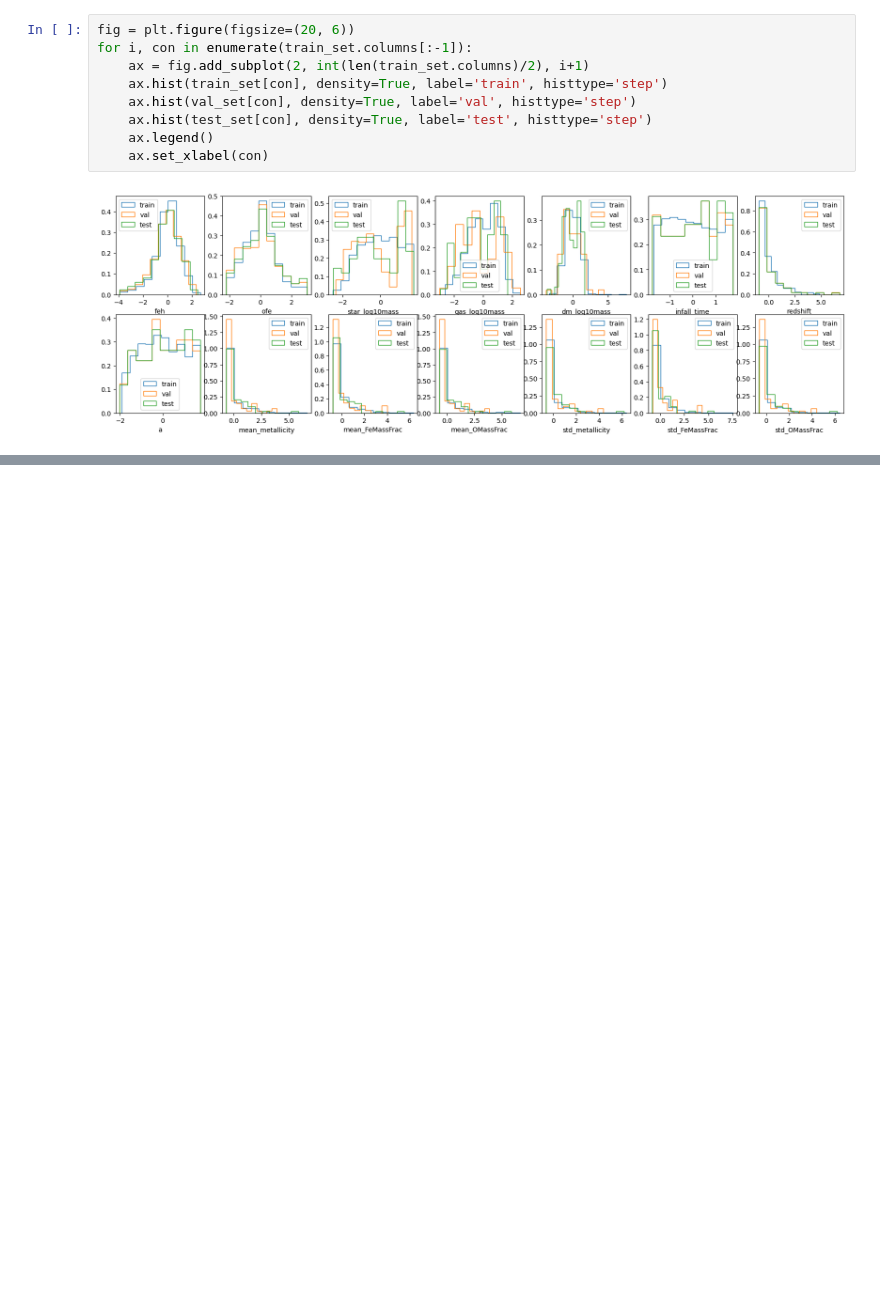
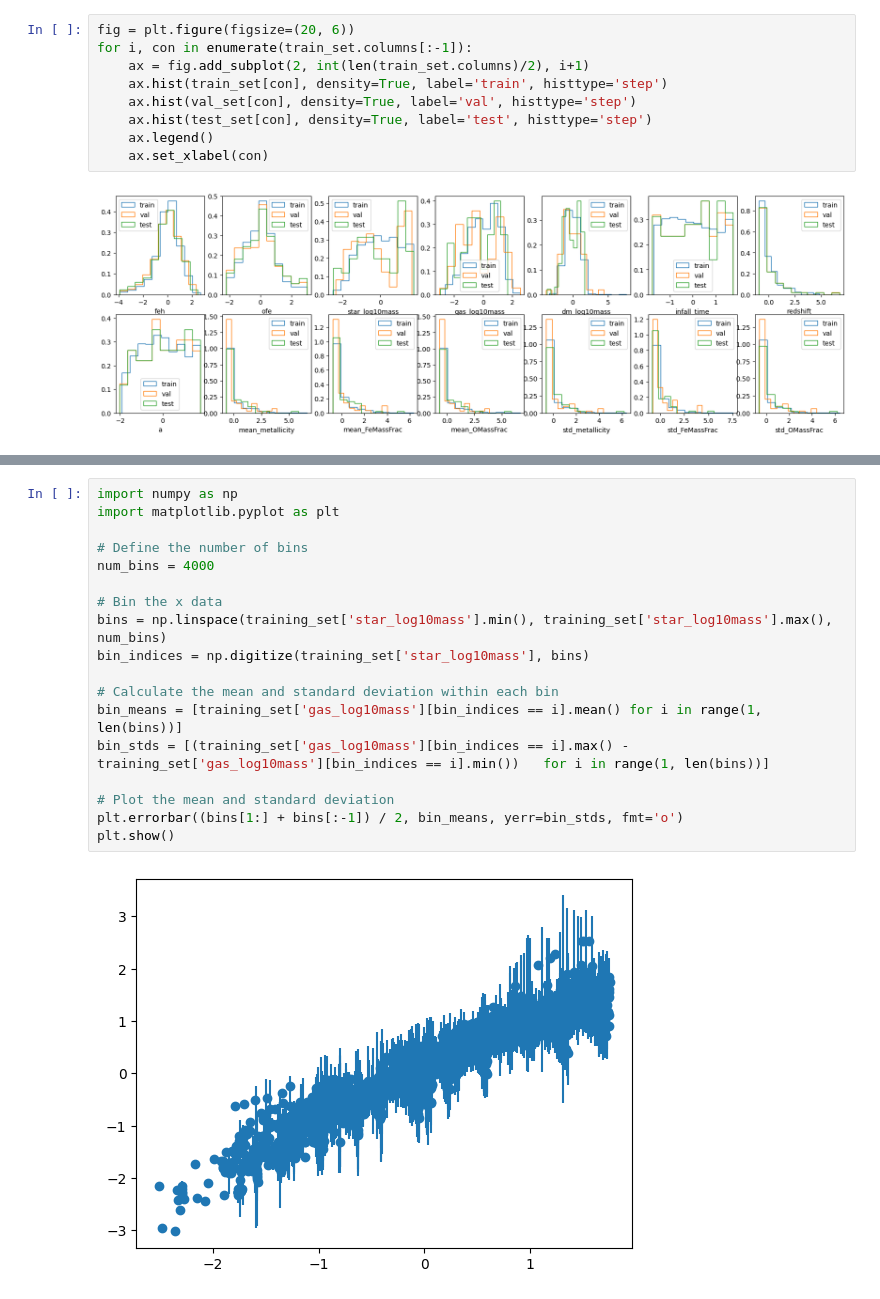
Before and after one commit to vepe99/CASBI, a Jupyter notebook: notebooks/conditions_space.ipynb, the cells around one changed output, grey strips where cells are left out. Saved outputs shown, nothing was run; the diff lists cells and outputs as text; blank space fills up the shorter version.

```diff
--- a/notebooks/conditions_space.ipynb
+++ b/notebooks/conditions_space.ipynb
@@ -75,0 +82,20 @@ for i, con in enumerate(train_set.columns[:-1]):
+# %%
+import numpy as np
+import matplotlib.pyplot as plt
+
+# Define the number of bins
+num_bins = 4000
+
+# Bin the x data
+bins = np.linspace(training_set['star_log10mass'].min(), training_set['star_log10mass'].max(), num_bins)
+bin_indices = np.digitize(training_set['star_log10mass'], bins)
+
+# Calculate the mean and standard deviation within each bin
+bin_means = [training_set['gas_log10mass'][bin_indices == i].mean() for i in range(1, len(bins))]
+bin_stds = [(training_set['gas_log10mass'][bin_indices == i].max() - training_set['gas_log10mass'][bin_indices == i].min())   for i in range(1, len(bins))]
+
+# Plot the mean and standard deviation
+plt.errorbar((bins[1:] + bins[:-1]) / 2, bin_means, yerr=bin_stds, fmt='o')
+plt.show()
+# %% [output]
+[figure, added]
```
Also changed, not shown: parts of 11 cells of this notebook.
